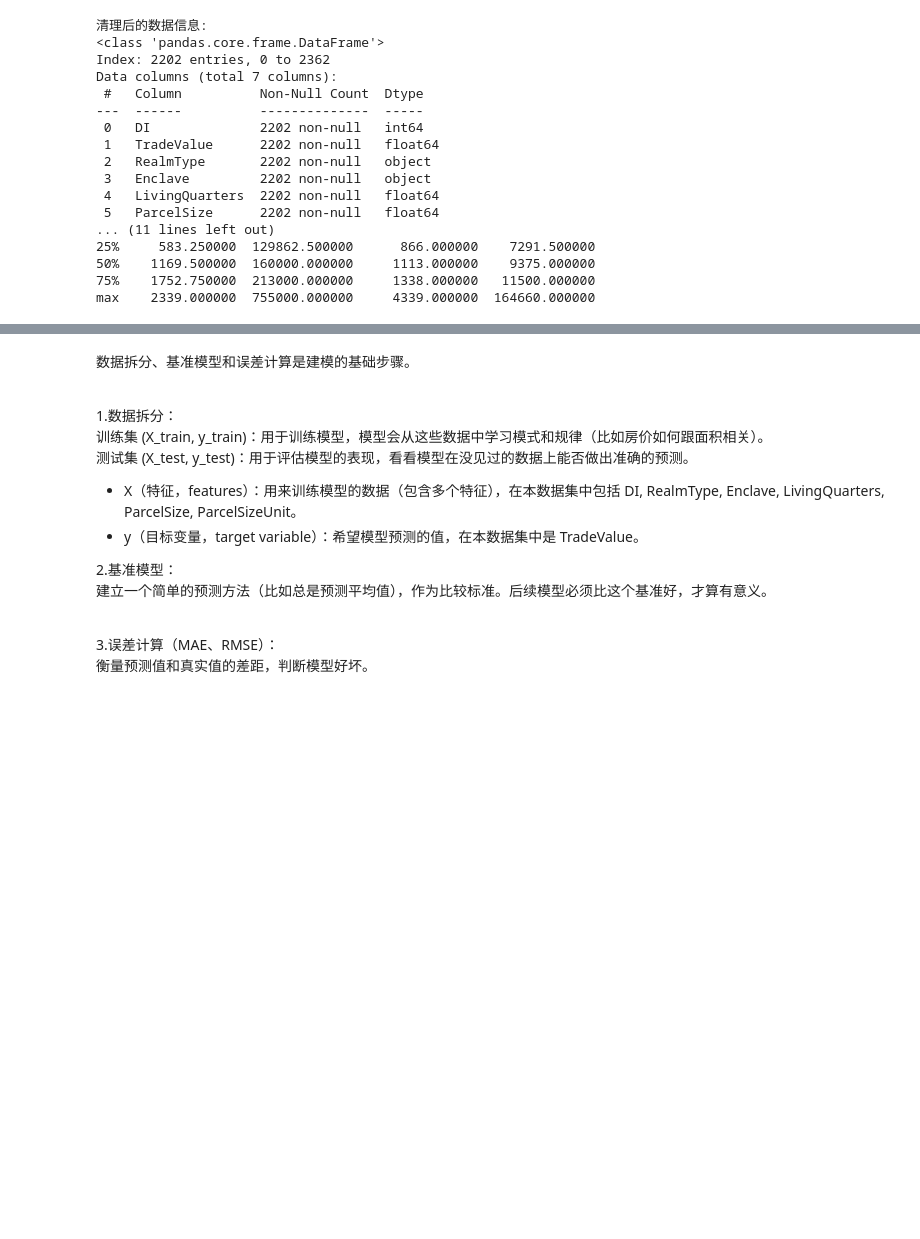
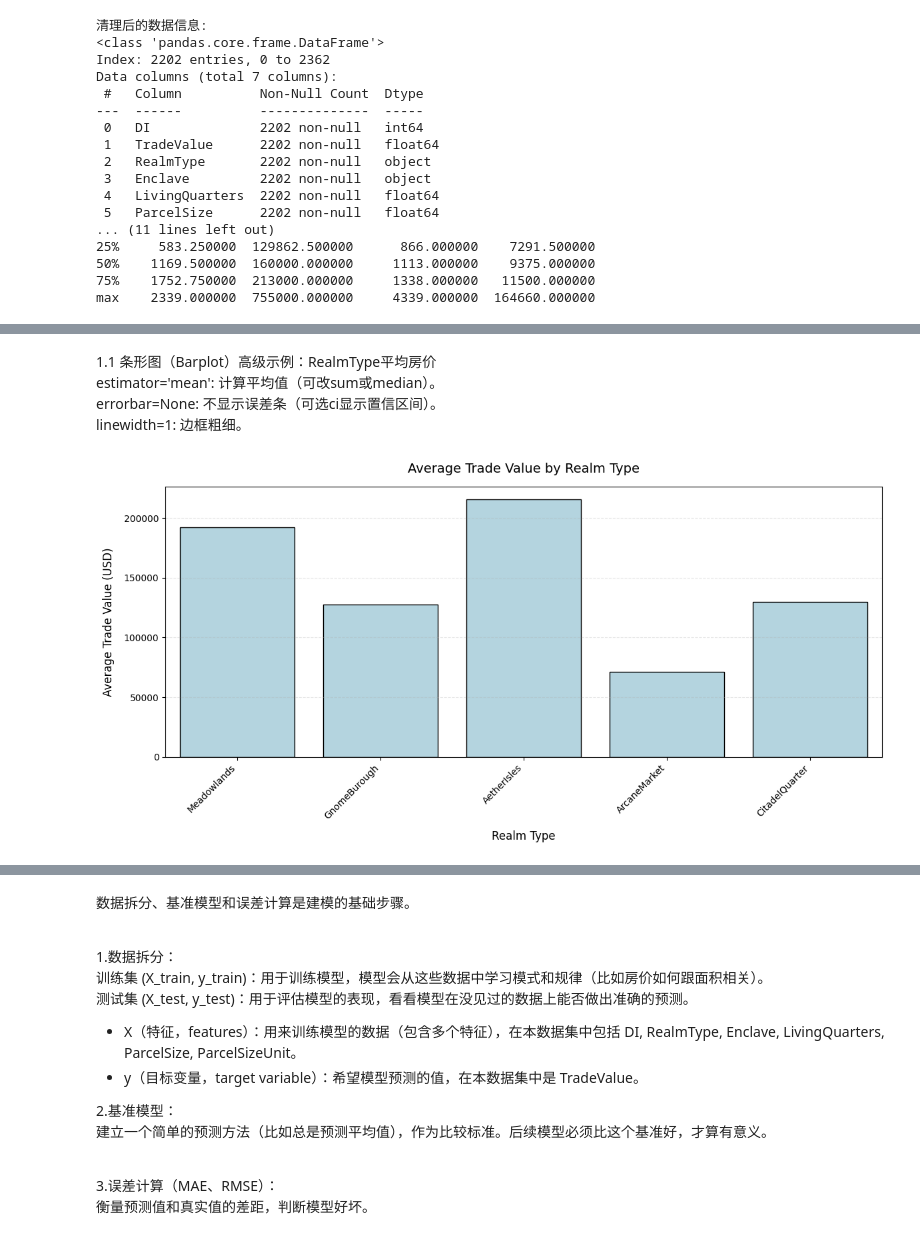
Before and after one commit to Teqden/python-datascience-notes, a Jupyter notebook: self-study/self-study.ipynb, the cells around one changed output, grey strips where cells are left out. Cells and saved outputs as stored; diff of their text form; code cells hidden in the pictures; blank space fills up the shorter version.

```diff
--- a/self-study/self-study.ipynb
+++ b/self-study/self-study.ipynb
@@ -331,0 +370,18 @@ max    2339.000000  755000.000000     4339.000000  164660.000000
+# %% [markdown]
+1.1 条形图（Barplot）高级示例：RealmType平均房价<br>
+estimator='mean': 计算平均值（可改sum或median）。<br>
+errorbar=None: 不显示误差条（可选ci显示置信区间）。<br>
+linewidth=1: 边框粗细。
+# %%
+plt.figure(figsize=(12, 6))
+sns.barplot(data=dfx, x='RealmType', y='TradeValue', estimator='mean', color='lightblue', edgecolor='black', linewidth=1, errorbar=None)
+plt.xlabel('Realm Type', fontsize=12, labelpad=10)
+plt.ylabel('Average Trade Value (USD)', fontsize=12, labelpad=10)
+plt.title('Average Trade Value by Realm Type', fontsize=14, pad=15)
+plt.xticks(rotation=45, ha='right', fontsize=10)
+plt.yticks(fontsize=10)
+plt.grid(axis='y', linestyle='--', alpha=0.3)
+plt.tight_layout()
+plt.show()
+# %% [output]
+[figure, added]
```
Also changed, not shown: parts of 14 cells of this notebook.
